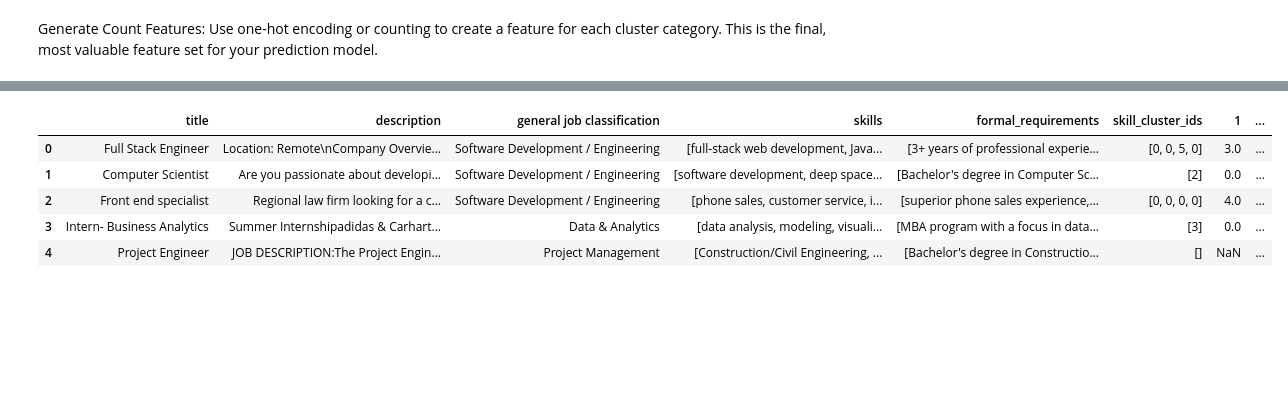
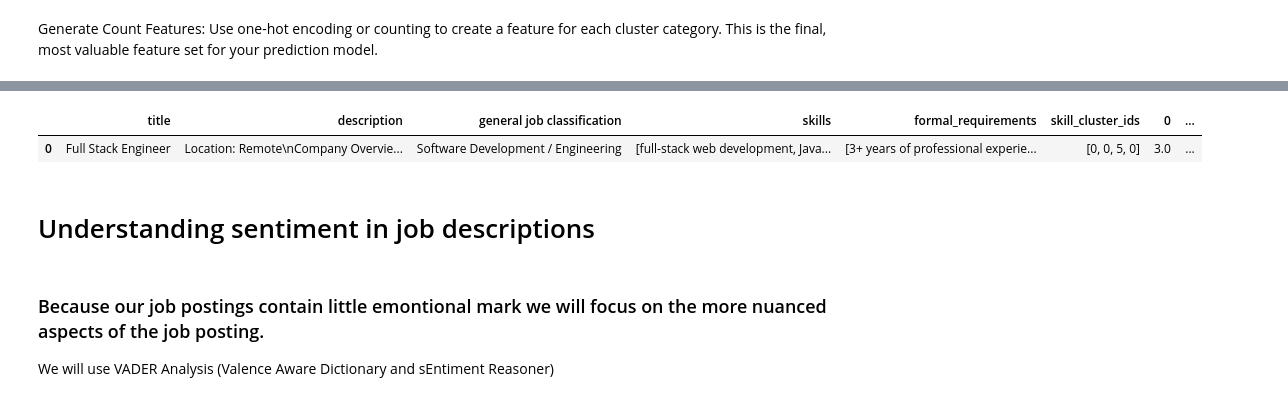
Before and after one commit to juliabarsow/NLP_Job_Postings, a Jupyter notebook: skill_extraction_clustering.ipynb, the cells around one changed output, grey strips where cells are left out. Saved outputs shown, nothing was run; the diff lists cells and outputs as text; code cells hidden in the pictures; blank space fills up the shorter version.

Commit message:
initial sentiment analysis approach

```diff
--- a/skill_extraction_clustering.ipynb
+++ b/skill_extraction_clustering.ipynb
@@ -1152,9 +1200,13 @@ ValueError: DataFrame columns must be unique. Duplicate columns: [np.int32(1), n
 # %%
-df_clustered_tfidf.head()
+# We are left with a dataframe where for each cluster id we count the number of occurences of a skill from that cluster in the job description - we can use thatb later for job success prediction
+df_clustered_tfidf.head(1)
 # %% [output]
-|  | title | description | general job classification | skills | formal_requirements | skill_cluster_ids | 1 | ... |
+|  | title | description | general job classification | skills | formal_requirements | skill_cluster_ids | 0 | ... |
 | 0 | Full Stack Engineer | Location: Remote\nCompany Overvie... | Software Development / Engineering | [full-stack web development, Java... | [3+ years of professional experie... | [0, 0, 5, 0] | 3.0 | ... |
-| 1 | Computer Scientist | Are you passionate about developi... | Software Development / Engineering | [software development, deep space... | [Bachelor's degree in Computer Sc... | [2] | 0.0 | ... |
-| 2 | Front end specialist | Regional law firm looking for a c... | Software Development / Engineering | [phone sales, customer service, i... | [superior phone sales experience,... | [0, 0, 0, 0] | 4.0 | ... |
-| 3 | Intern- Business Analytics | Summer Internshipadidas & Carhart... | Data & Analytics | [data analysis, modeling, visuali... | [MBA program with a focus in data... | [3] | 0.0 | ... |
-| 4 | Project Engineer | JOB DESCRIPTION:The Project Engin... | Project Management | [Construction/Civil Engineering, ... | [Bachelor's degree in Constructio... | [] | NaN | ... |
+# %% [markdown]
+# Understanding sentiment in job descriptions
+# %% [markdown]
+### Because our job postings contain little emontional mark we will focus on the more nuanced aspects of the job posting.
+
+
+We will use VADER Analysis  (Valence Aware Dictionary and sEntiment Reasoner)
```
Also changed, not shown: parts of 10 cells of this notebook.
